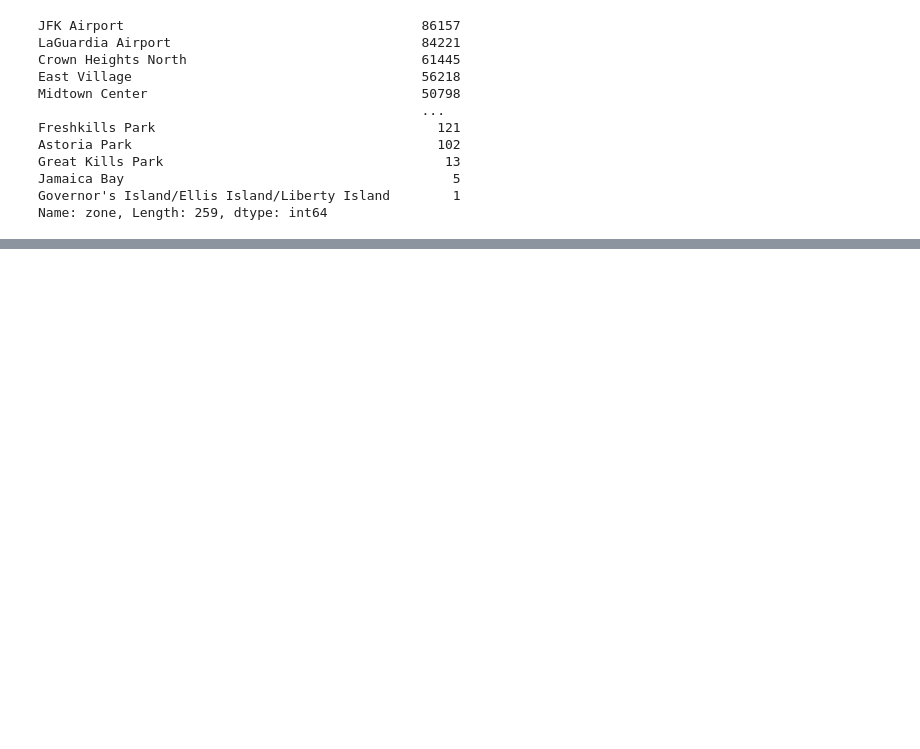
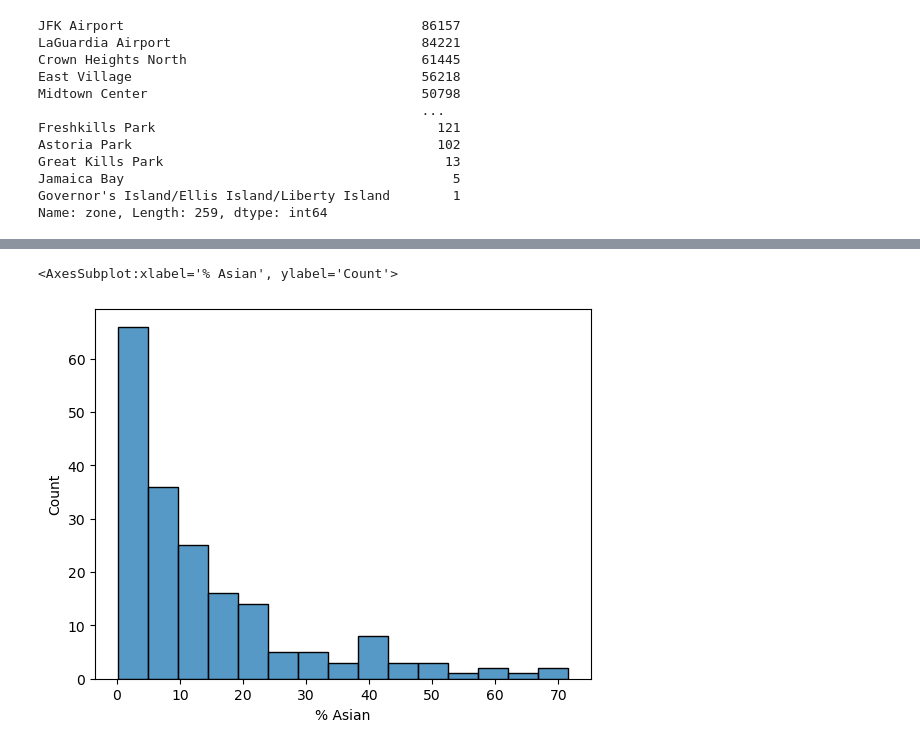
Before and after one commit to gracejiang0929/Bias-Detection-and-Mitigation-in-Ride-Hailing, a Jupyter notebook: tlc_tester.ipynb, the cells around one changed output, grey strips where cells are left out. Drawn from its saved outputs; the diff is of its cells as text; code cells hidden in the pictures; blank space fills up the shorter version.

```diff
--- a/tlc_tester.ipynb
+++ b/tlc_tester.ipynb
@@ -107,3 +145,5 @@ Great Kills Park                                    13
 Jamaica Bay                                          5
 Governor's Island/Ellis Island/Liberty Island        1
 Name: zone, Length: 259, dtype: int64
+# %%
+nta = pd.read_csv("Neighborhood_Cleaned.csv")
@@ -109,0 +176,3 @@ Name: zone, Length: 259, dtype: int64
+# %%
+# Changes all elements in column '% Other' to be floats by removing the % symbol
+nta['% Other'] = nta["% Other"].str[:-1].astype(float)
@@ -109,0 +217,3 @@ Name: zone, Length: 259, dtype: int64
+# %%
+nta = nta[~nta.isnull().any(axis=1)]
+nta.describe()
@@ -109,0 +230,5 @@ Name: zone, Length: 259, dtype: int64
+# %%
+sns.histplot(nta['% Asian'])
+# %% [output]
+<AxesSubplot:xlabel='% Asian', ylabel='Count'>
+[figure, added]
```
Also changed, not shown: parts of 23 cells of this notebook.
